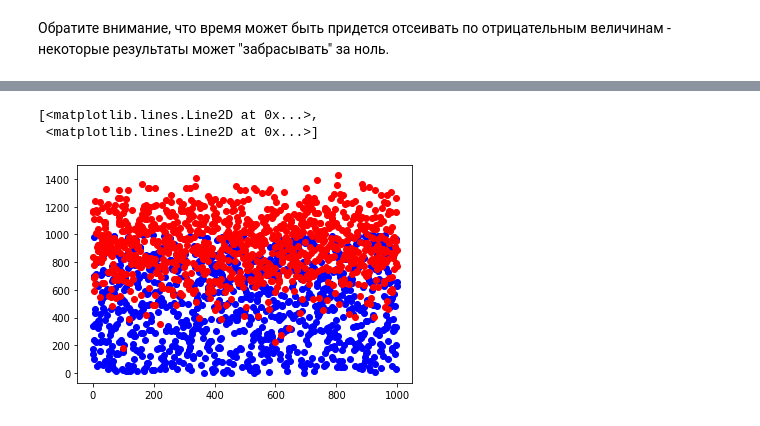
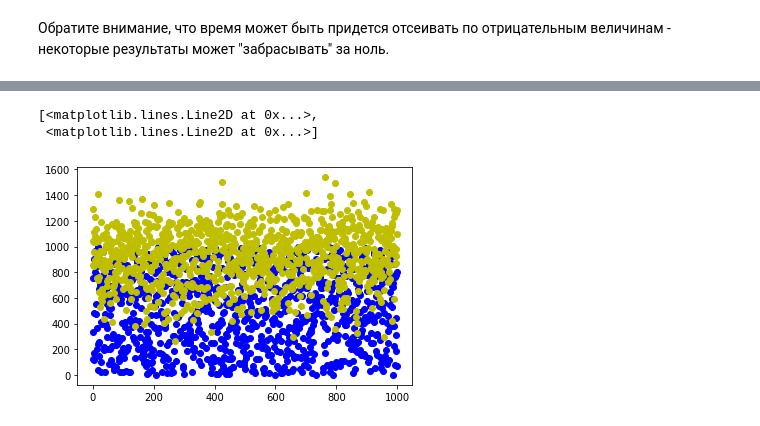
Before and after one commit to boykoatwork/jupyter, a Jupyter notebook: random/03_other_functions.ipynb, the cells around one changed output, grey strips where cells are left out. Saved outputs shown, nothing was run; the diff lists cells and outputs as text; code cells hidden in the pictures.

```diff
--- a/random/03_other_functions.ipynb
+++ b/random/03_other_functions.ipynb
@@ -83,11 +83,11 @@ plot(t,'bo',s,'ro')
 # %%
 s_w = np.random.weibull(5., 1000)*1000
 t = np.random.rand(1000)*1000
-plot(t,'bo',s_w,'ro')
+plot(t,'bo',s_w,'yo')
 # %% [output]
 [<matplotlib.lines.Line2D at 0x...>,
  <matplotlib.lines.Line2D at 0x...>]
-[figure, old version]
+[figure, new version]
 # %%
 s_w = np.random.exponential(1, 1000)
 t = np.random.rand(1000)
```
Also changed, not shown: parts of 10 cells of this notebook, 4 other files.
